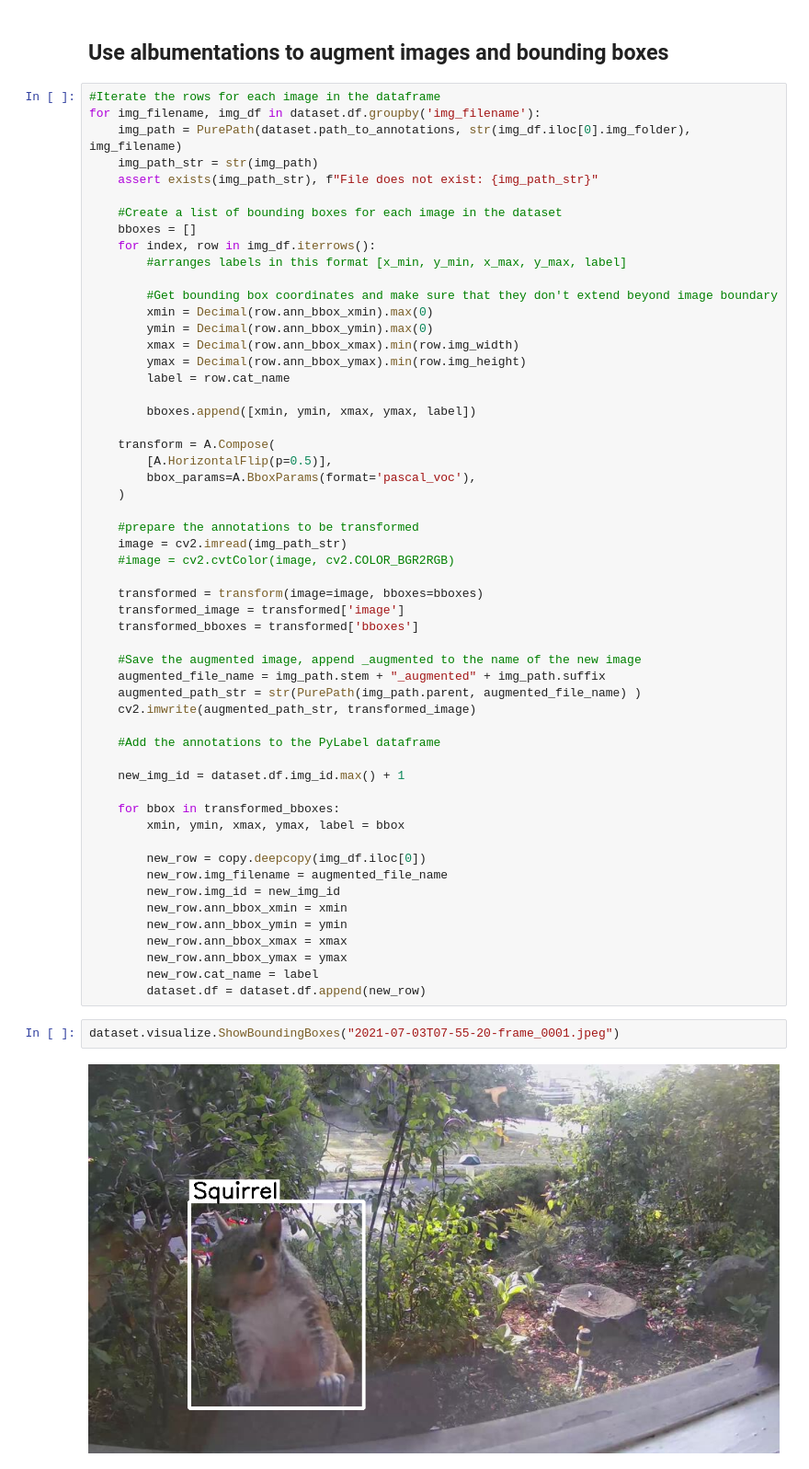
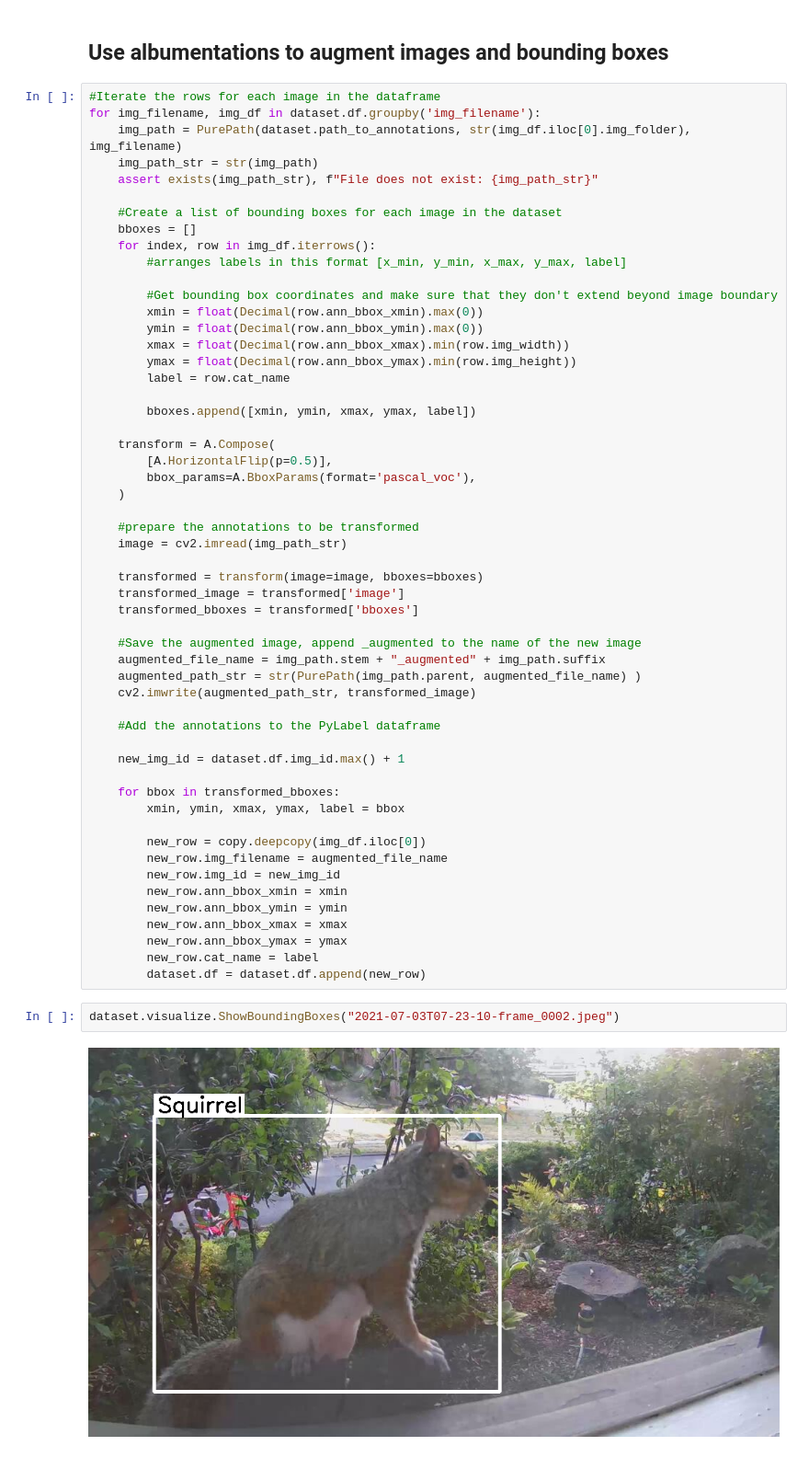
Before and after one commit to pylabel-project/samples, a Jupyter notebook: pylabel2albumentations.ipynb, the cells around one changed output. Shown at 92% size. Drawn from its saved outputs; the diff is of its cells as text.

```diff
--- a/pylabel2albumentations.ipynb
+++ b/pylabel2albumentations.ipynb
@@ -88,10 +99,10 @@ for img_filename, img_df in dataset.df.groupby('img_filename'):
         #arranges labels in this format [x_min, y_min, x_max, y_max, label]
 
         #Get bounding box coordinates and make sure that they don't extend beyond image boundary
-        xmin = Decimal(row.ann_bbox_xmin).max(0)
-        ymin = Decimal(row.ann_bbox_ymin).max(0)
-        xmax = Decimal(row.ann_bbox_xmax).min(row.img_width)
-        ymax = Decimal(row.ann_bbox_ymax).min(row.img_height)
+        xmin = float(Decimal(row.ann_bbox_xmin).max(0))
+        ymin = float(Decimal(row.ann_bbox_ymin).max(0))
+        xmax = float(Decimal(row.ann_bbox_xmax).min(row.img_width))
+        ymax = float(Decimal(row.ann_bbox_ymax).min(row.img_height))
         label = row.cat_name
 
         bboxes.append([xmin, ymin, xmax, ymax, label])
@@ -103,7 +114,6 @@ for img_filename, img_df in dataset.df.groupby('img_filename'):
 
     #prepare the annotations to be transformed
     image = cv2.imread(img_path_str)
-    #image = cv2.cvtColor(image, cv2.COLOR_BGR2RGB)
 
     transformed = transform(image=image, bboxes=bboxes)
     transformed_image = transformed['image']
@@ -131,7 +141,7 @@ for img_filename, img_df in dataset.df.groupby('img_filename'):
         new_row.cat_name = label
         dataset.df = dataset.df.append(new_row)
 # %%
-dataset.visualize.ShowBoundingBoxes("2021-07-03T07-55-20-frame_0001.jpeg")
+dataset.visualize.ShowBoundingBoxes("2021-07-03T07-23-10-frame_0002.jpeg")
 # %% [output]
-[figure, old version]
+[figure, new version]
 # %%
```
Also changed, not shown: parts of 7 cells of this notebook.
